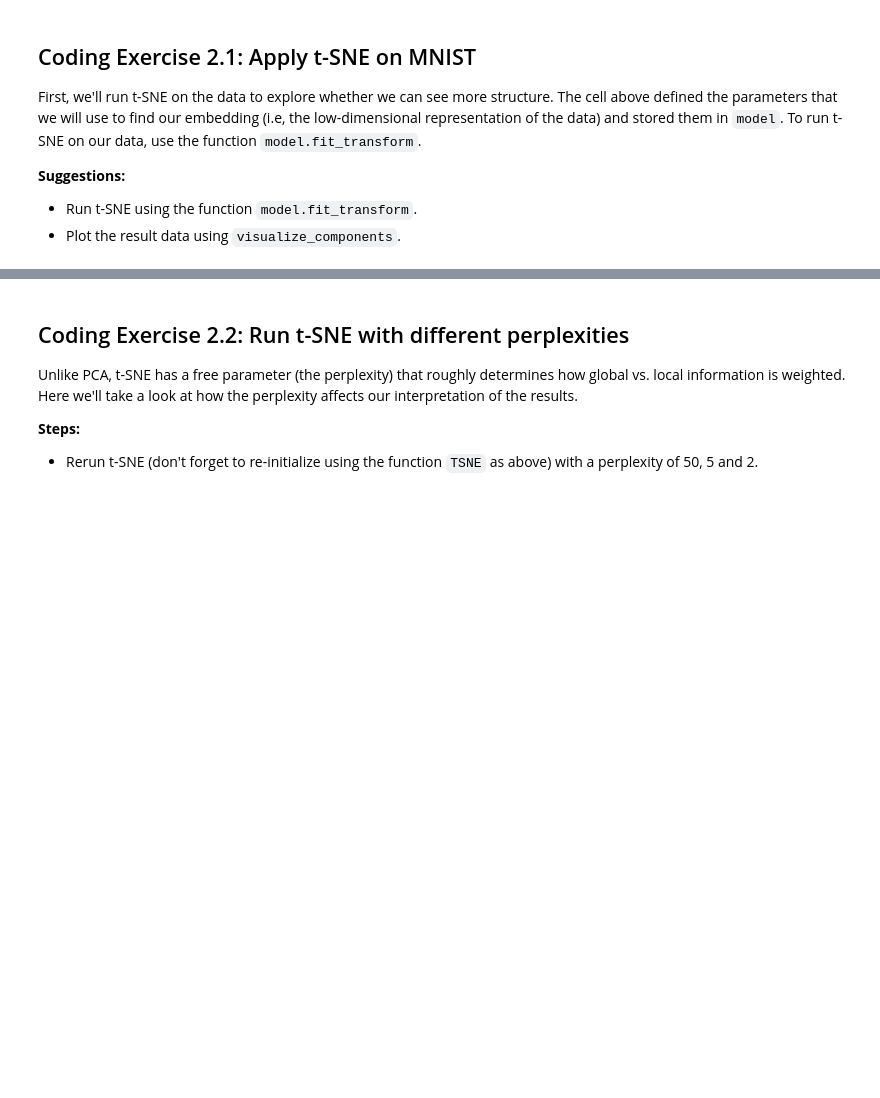
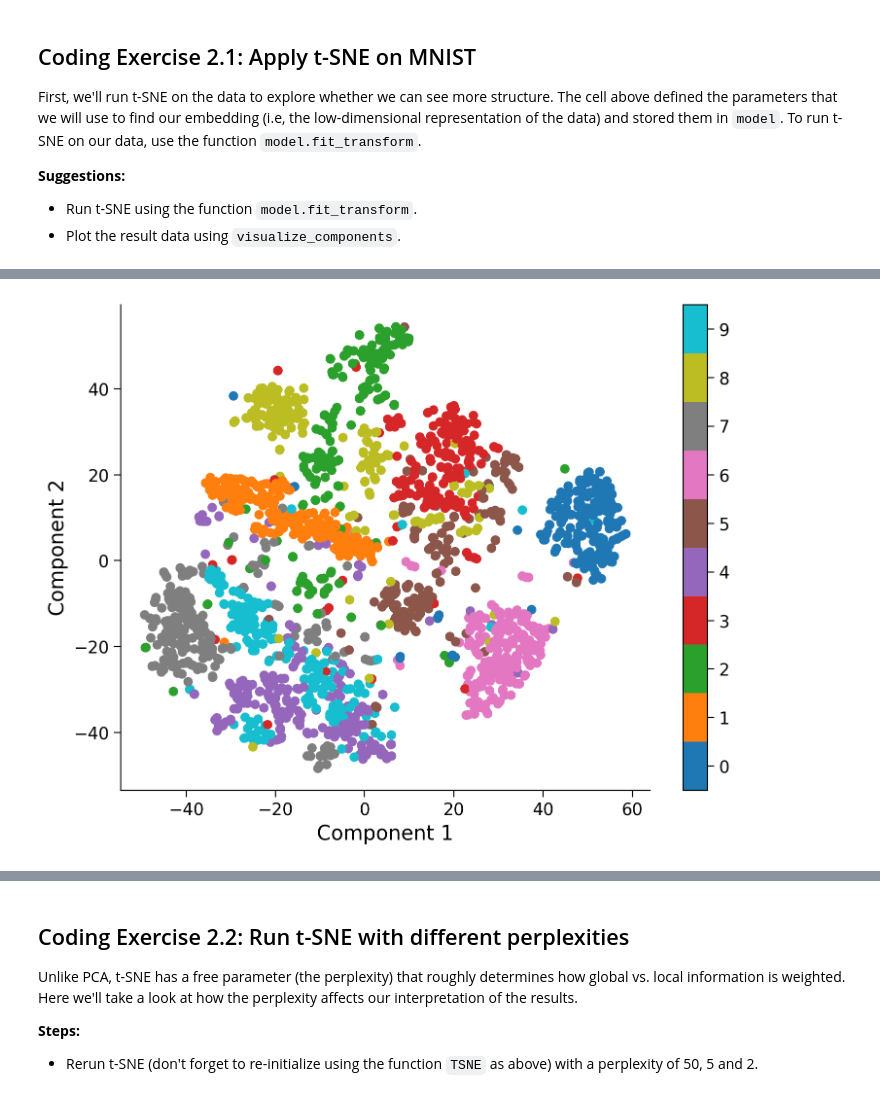
Before and after one commit to Totheinfinity66y/SJTU-Application, a Jupyter notebook: tutorials/W1D4_DimensionalityReduction/student/W1D4_Tutorial4.ipynb, the cells around one changed output, grey strips where cells are left out. Saved outputs shown, nothing was run; the diff lists cells and outputs as text; code cells hidden in the pictures; blank space fills up the shorter version.

```diff
--- a/tutorials/W1D4_DimensionalityReduction/student/W1D4_Tutorial4.ipynb
+++ b/tutorials/W1D4_DimensionalityReduction/student/W1D4_Tutorial4.ipynb
@@ -321,15 +328,19 @@ help(tsne_model.fit_transform)
 # %%
 #################################################
 ## TODO for students
 # Comment once you've completed the code
-raise NotImplementedError("Student exercise: perform t-SNE")
+#raise NotImplementedError("Student exercise: perform t-SNE")
 #################################################
 
 # Perform t-SNE
-embed = ...
+embed = tsne_model.fit_transform(X)
+
+# Plot the data and reconstruction
 
 # Visualize the data
-visualize_components(..., ..., labels)
+visualize_components(embed[:,0], embed[:,1], labels)
+# %% [output]
+[figure, added]
 # %% [markdown]
 [*Click for solution*](https://github.com/NeuromatchAcademy/course-content/tree/main/tutorials/W1D4_DimensionalityReduction/solutions/W1D4_Tutorial4_Solution_4e6f6604.py)
 
```
Also changed, not shown: parts of 7 cells of this notebook.
